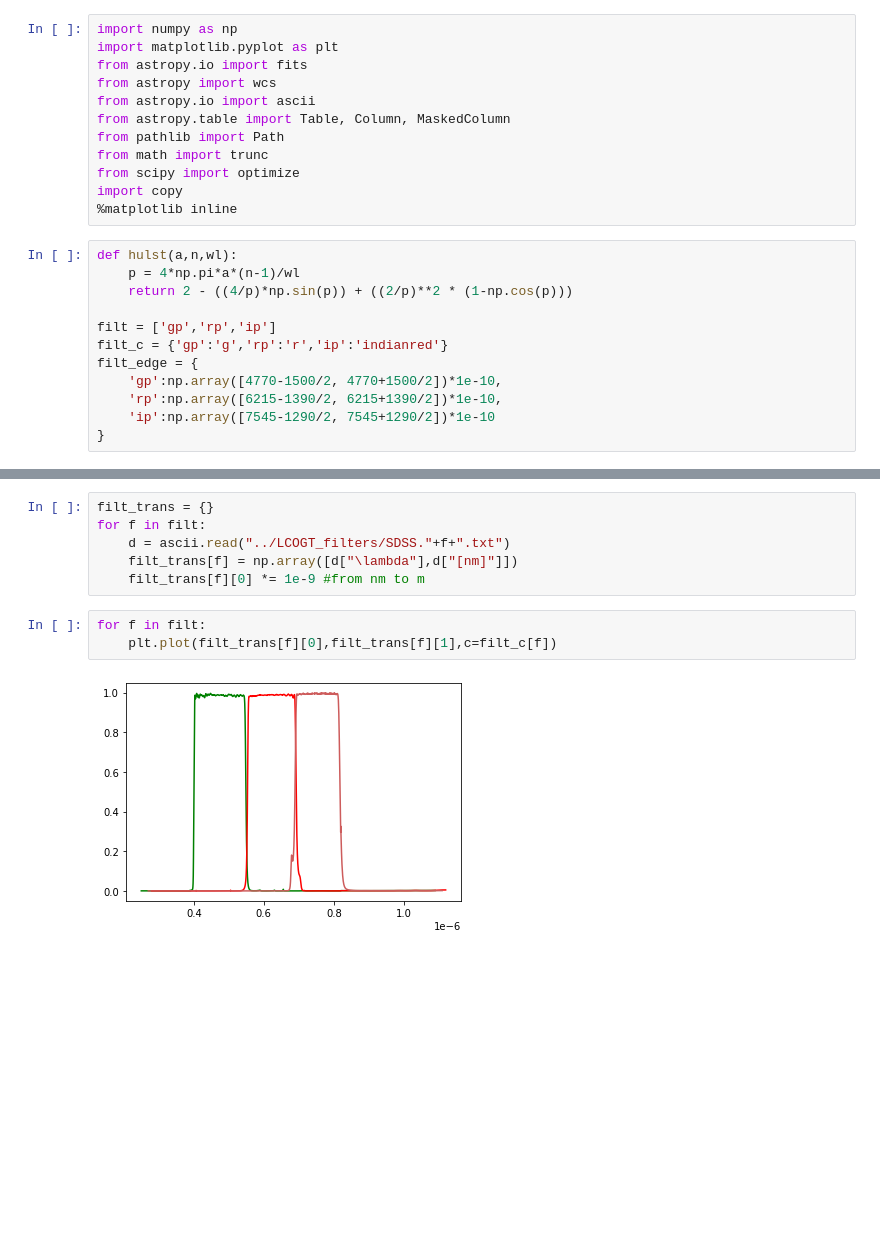
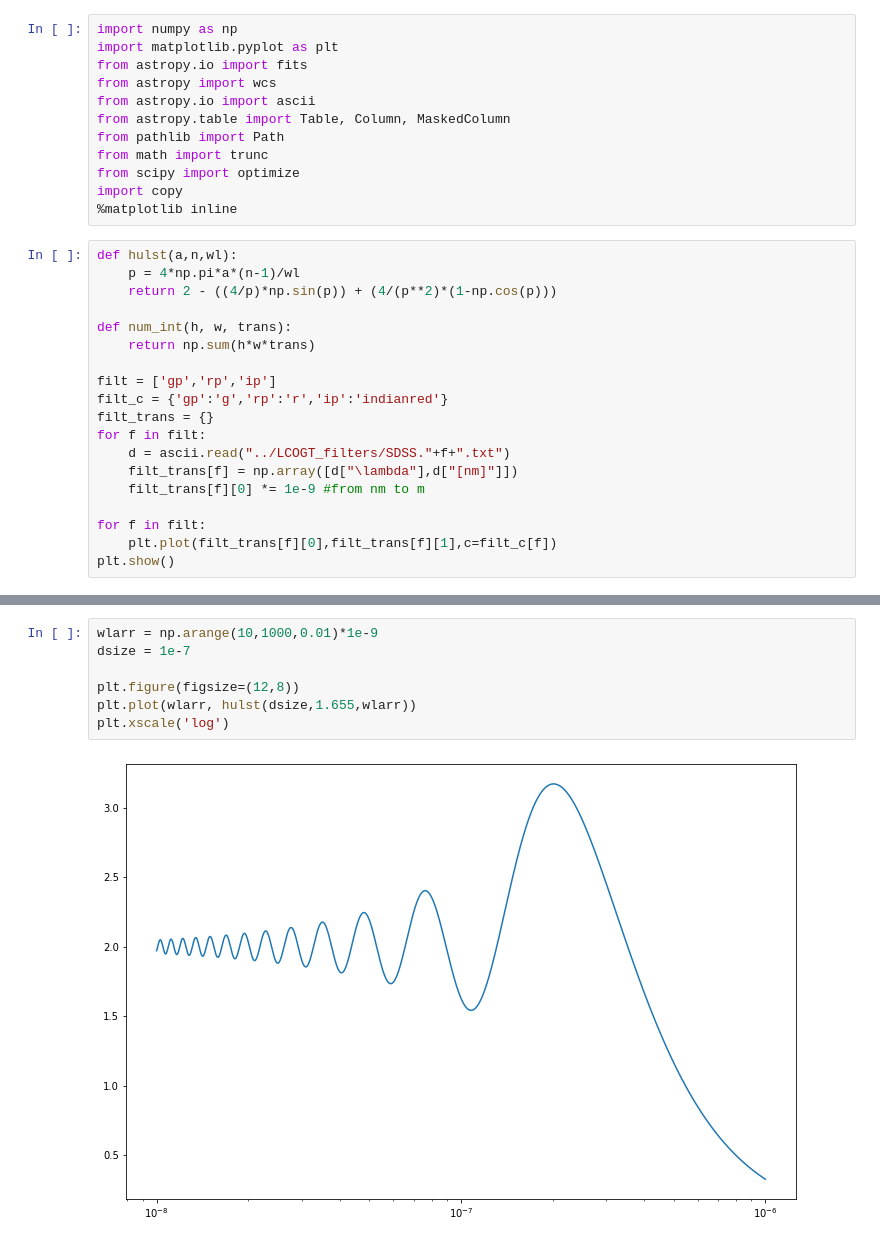
Before and after one commit to BartOuwehand/BRPJ0600, a Jupyter notebook: MieScattering_testfile.ipynb, the cells around one changed output, grey strips where cells are left out. Saved outputs shown, nothing was run; the diff lists cells and outputs as text; blank space fills up the shorter version.

```diff
--- a/MieScattering_testfile.ipynb
+++ b/MieScattering_testfile.ipynb
@@ -13,12 +13,19 @@ import copy
 # %%
 def hulst(a,n,wl):
     p = 4*np.pi*a*(n-1)/wl
-    return 2 - ((4/p)*np.sin(p)) + ((2/p)**2 * (1-np.cos(p)))
+    return 2 - ((4/p)*np.sin(p)) + (4/(p**2)*(1-np.cos(p)))
+
+def num_int(h, w, trans):
+    return np.sum(h*w*trans)
 
 filt = ['gp','rp','ip']
 filt_c = {'gp':'g','rp':'r','ip':'indianred'}
-filt_edge = {
-    'gp':np.array([4770-1500/2, 4770+1500/2])*1e-10,
-    'rp':np.array([6215-1390/2, 6215+1390/2])*1e-10,
-    'ip':np.array([7545-1290/2, 7545+1290/2])*1e-10
-}
+filt_trans = {}
+for f in filt:
+    d = ascii.read("../LCOGT_filters/SDSS."+f+".txt")
+    filt_trans[f] = np.array([d["\lambda"],d["[nm]"]])
+    filt_trans[f][0] *= 1e-9 #from nm to m
+
+for f in filt:
+    plt.plot(filt_trans[f][0],filt_trans[f][1],c=filt_c[f])
+plt.show()
@@ -25,11 +34,9 @@ filt_edge = {
-# %%
-filt_trans = {}
-for f in filt:
-    d = ascii.read("../LCOGT_filters/SDSS."+f+".txt")
-    filt_trans[f] = np.array([d["\lambda"],d["[nm]"]])
-    filt_trans[f][0] *= 1e-9 #from nm to m
-# %%
-for f in filt:
-    plt.plot(filt_trans[f][0],filt_trans[f][1],c=filt_c[f])
-# %% [output]
-[figure, removed]
+# %%
+wlarr = np.arange(10,1000,0.01)*1e-9
+dsize = 1e-7
+
+plt.figure(figsize=(12,8))
+plt.plot(wlarr, hulst(dsize,1.655,wlarr))
+plt.xscale('log')
+# %% [output]
+[figure, added]
```
Also changed, not shown: parts of 10 cells of this notebook, 1 other file.
